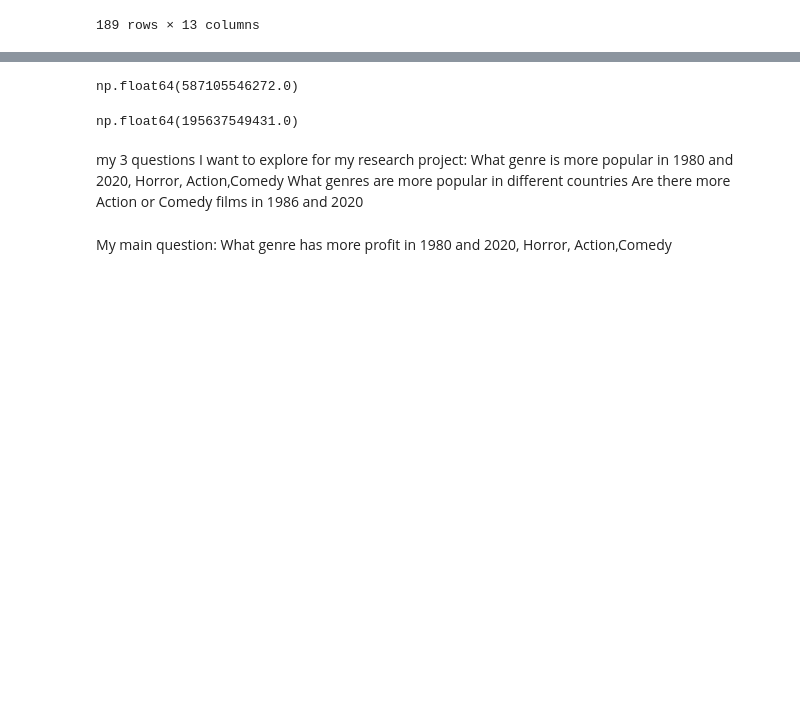
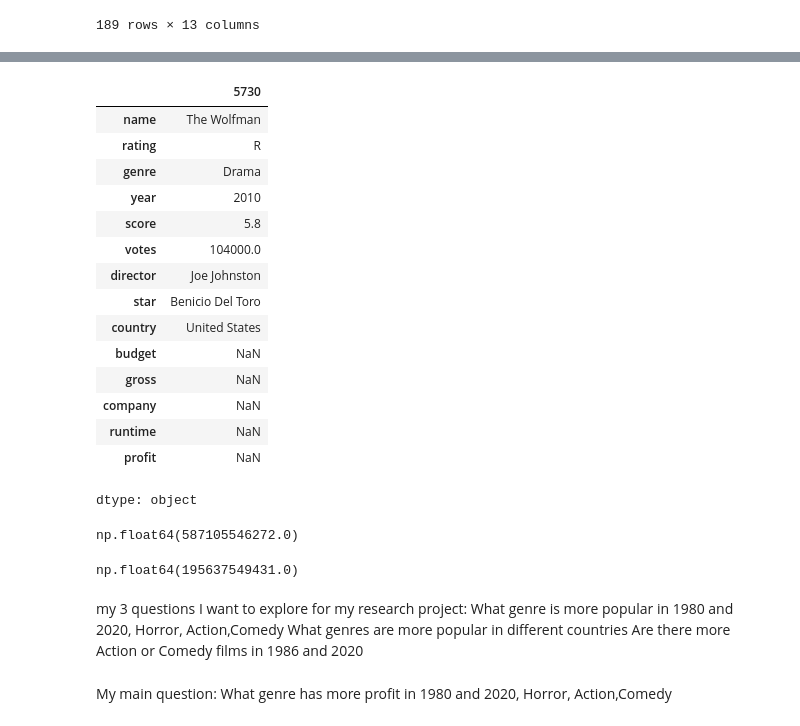
Before and after one commit to Kaidense2026/Pop_culture-, a Jupyter notebook: Pop_Culture_research_project.ipynb, the cells around one changed output, grey strips where cells are left out. Drawn from its saved outputs; the diff is of its cells as text; code cells hidden in the pictures; blank space fills up the shorter version.

```diff
--- a/Pop_Culture_research_project.ipynb
+++ b/Pop_Culture_research_project.ipynb
@@ -155,3 +159,22 @@ movies[movies['country'].isnull()]
+# %%
+movies.iloc[5730]
+# %% [output]
+|  | 5730 |
+| name | The Wolfman |
+| rating | R |
+| genre | Drama |
+| year | 2010 |
+| score | 5.8 |
+| votes | 104000.0 |
+| director | Joe Johnston |
+| star | Benicio Del Toro |
+| country | United States |
+| budget | NaN |
+| gross | NaN |
+| company | NaN |
+| runtime | NaN |
+| profit | NaN |
+dtype: object
 # %%
 movies['gross'].sum()
 # %% [output]
```
Also changed, not shown: parts of 4 cells of this notebook.
